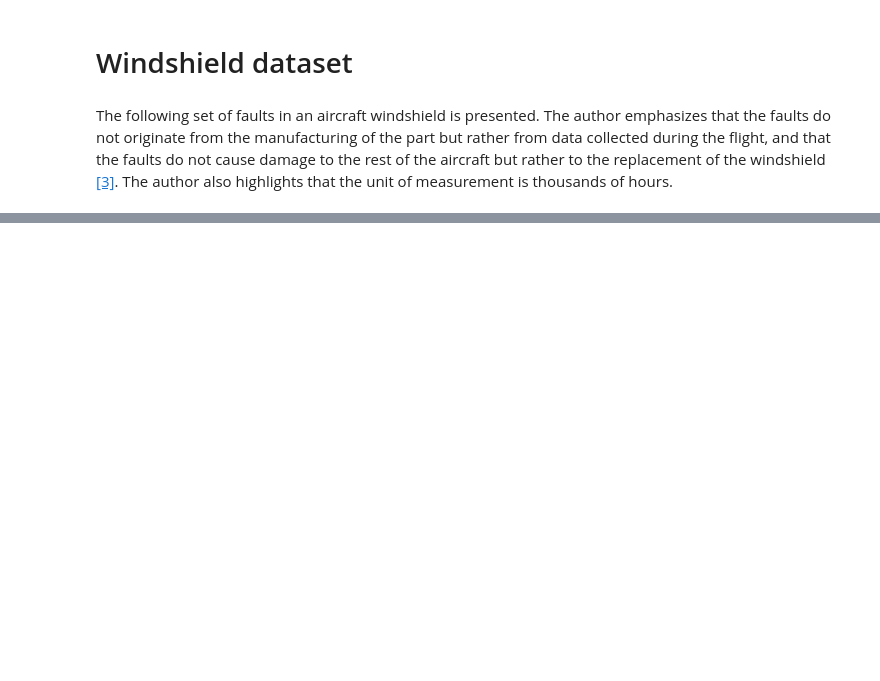
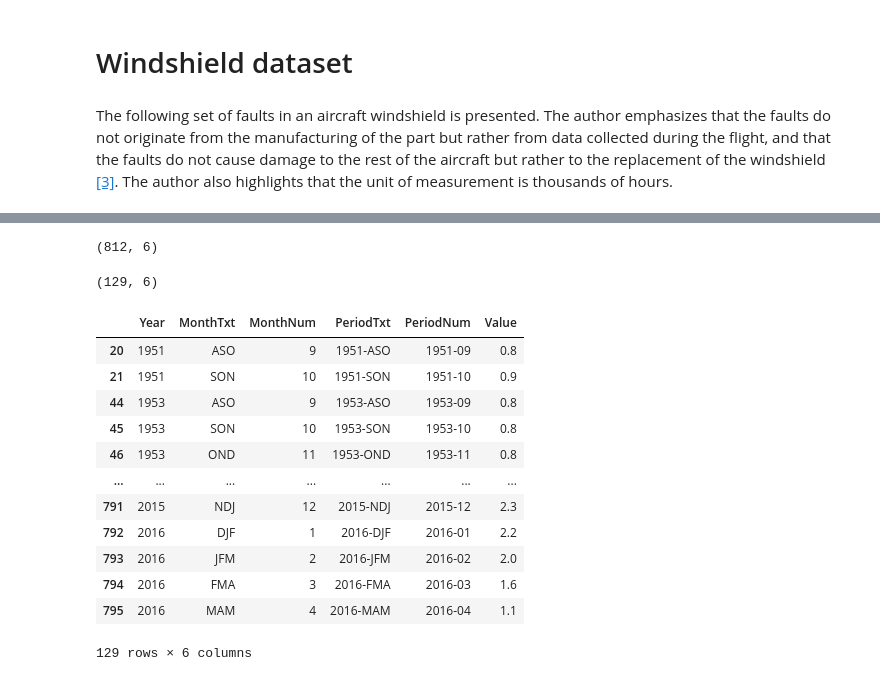
Before and after one commit to danttis/wgrp, a Jupyter notebook: Example_of_use.ipynb, the cells around one changed output, grey strips where cells are left out. Cells and saved outputs as stored; diff of their text form; code cells hidden in the pictures; blank space fills up the shorter version.

```diff
--- a/Example_of_use.ipynb
+++ b/Example_of_use.ipynb
@@ -106,0 +140,3 @@ wgrp2 = wgrp_model()
+# %%
+nino = pd.read_csv('./data/elnino.csv')
+nino.head()
@@ -106,0 +150,25 @@ wgrp2 = wgrp_model()
+# %%
+nino.shape
+# %% [output]
+(812, 6)
+# %%
+elnino = nino[nino['Value'] >= 0.8]
+elnino.shape
+# %% [output]
+(129, 6)
+# %%
+elnino
+# %% [output]
+|  | Year | MonthTxt | MonthNum | PeriodTxt | PeriodNum | Value |
+| 20 | 1951 | ASO | 9 | 1951-ASO | 1951-09 | 0.8 |
+| 21 | 1951 | SON | 10 | 1951-SON | 1951-10 | 0.9 |
+| 44 | 1953 | ASO | 9 | 1953-ASO | 1953-09 | 0.8 |
+| 45 | 1953 | SON | 10 | 1953-SON | 1953-10 | 0.8 |
+| 46 | 1953 | OND | 11 | 1953-OND | 1953-11 | 0.8 |
+| ... | ... | ... | ... | ... | ... | ... |
+| 791 | 2015 | NDJ | 12 | 2015-NDJ | 2015-12 | 2.3 |
+| 792 | 2016 | DJF | 1 | 2016-DJF | 2016-01 | 2.2 |
+| 793 | 2016 | JFM | 2 | 2016-JFM | 2016-02 | 2.0 |
+| 794 | 2016 | FMA | 3 | 2016-FMA | 2016-03 | 1.6 |
+| 795 | 2016 | MAM | 4 | 2016-MAM | 2016-04 | 1.1 |
+129 rows × 6 columns
```
Also changed, not shown: parts of 15 cells of this notebook, 2 other files.
